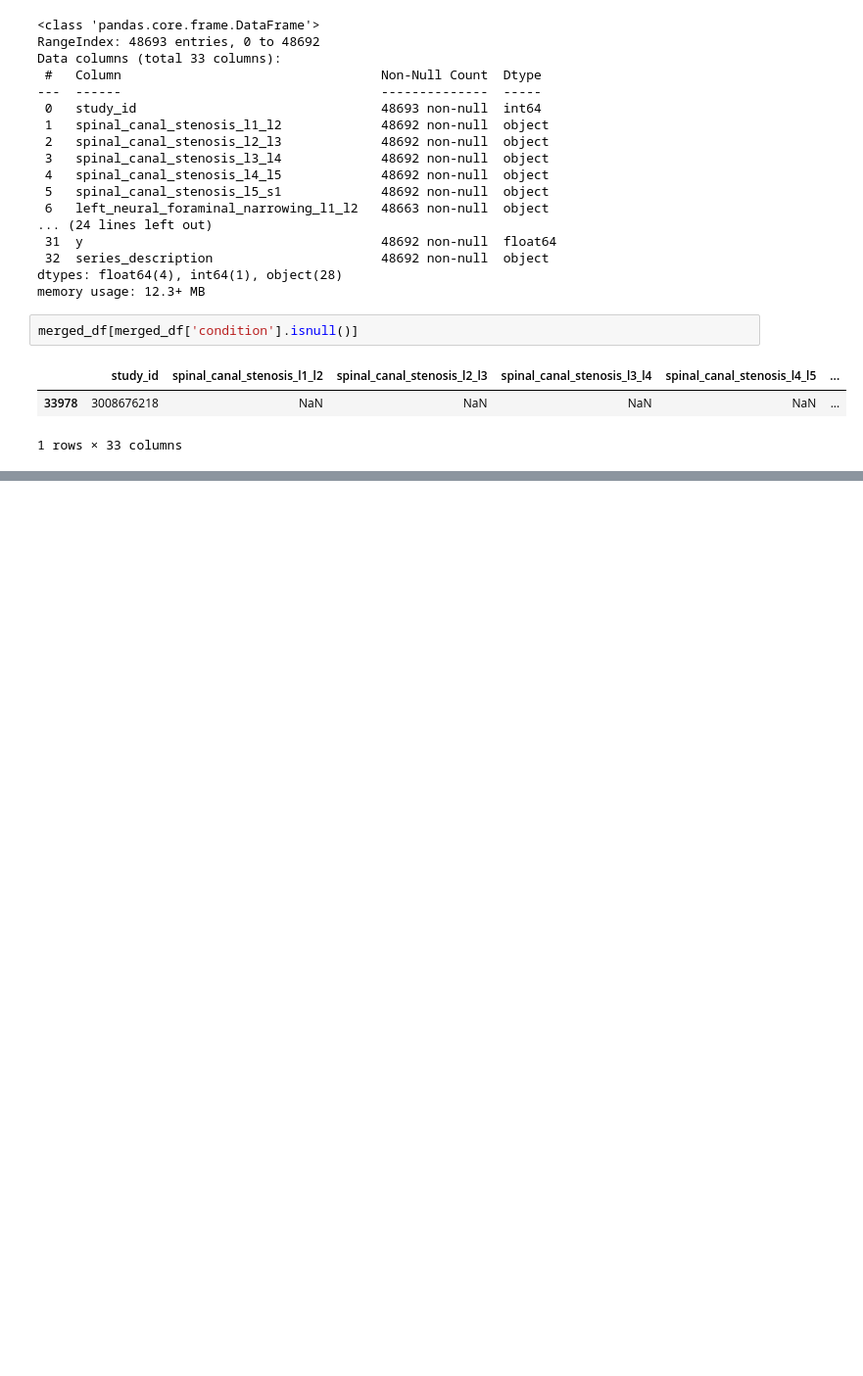
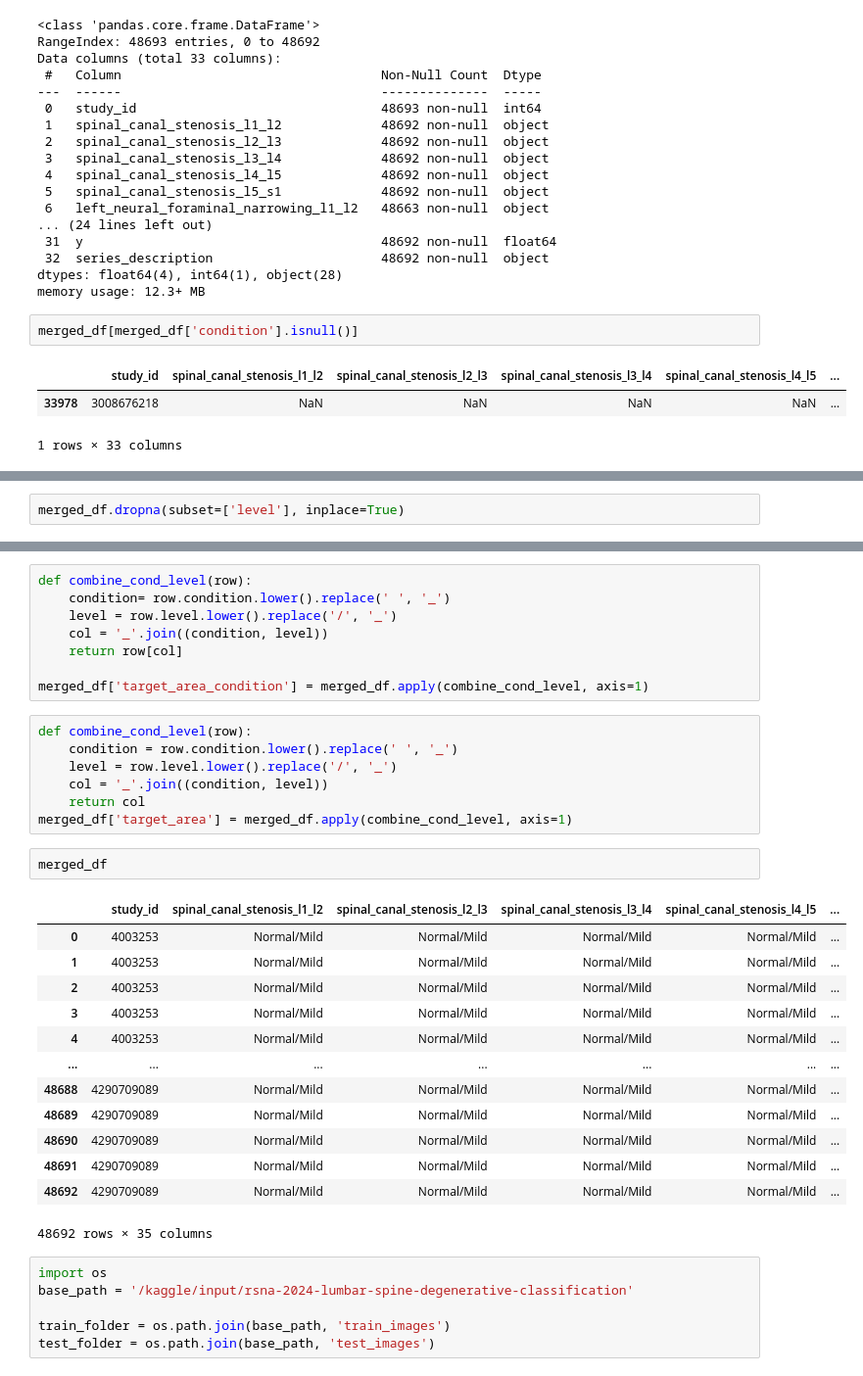
Before and after one commit to peteray-dev/lumbar-spine-degenerative_classification, a Jupyter notebook: spine-degenerative.ipynb, the cells around one changed output, grey strips where cells are left out. Shown: that part at 98% size. Drawn from its saved outputs; the diff is of its cells as text; blank space fills up the shorter version.

```diff
--- a/spine-degenerative.ipynb
+++ b/spine-degenerative.ipynb
@@ -212,0 +218,2 @@ memory usage: 6.6+ KB
+# %%
+merged_df.dropna(subset=['level'], inplace=True)
@@ -212,0 +260,37 @@ memory usage: 6.6+ KB
+# %%
+def combine_cond_level(row):
+    condition= row.condition.lower().replace(' ', '_')
+    level = row.level.lower().replace('/', '_')
+    col = '_'.join((condition, level))
+    return row[col]
+
+merged_df['target_area_condition'] = merged_df.apply(combine_cond_level, axis=1)
+# %%
+def combine_cond_level(row):
+    condition = row.condition.lower().replace(' ', '_')
+    level = row.level.lower().replace('/', '_')
+    col = '_'.join((condition, level))
+    return col
+merged_df['target_area'] = merged_df.apply(combine_cond_level, axis=1)
+# %%
+merged_df
+# %% [output]
+|  | study_id | spinal_canal_stenosis_l1_l2 | spinal_canal_stenosis_l2_l3 | spinal_canal_stenosis_l3_l4 | spinal_canal_stenosis_l4_l5 | ... |
+| 0 | 4003253 | Normal/Mild | Normal/Mild | Normal/Mild | Normal/Mild | ... |
+| 1 | 4003253 | Normal/Mild | Normal/Mild | Normal/Mild | Normal/Mild | ... |
+| 2 | 4003253 | Normal/Mild | Normal/Mild | Normal/Mild | Normal/Mild | ... |
+| 3 | 4003253 | Normal/Mild | Normal/Mild | Normal/Mild | Normal/Mild | ... |
+| 4 | 4003253 | Normal/Mild | Normal/Mild | Normal/Mild | Normal/Mild | ... |
+| ... | ... | ... | ... | ... | ... | ... |
+| 48688 | 4290709089 | Normal/Mild | Normal/Mild | Normal/Mild | Normal/Mild | ... |
+| 48689 | 4290709089 | Normal/Mild | Normal/Mild | Normal/Mild | Normal/Mild | ... |
+| 48690 | 4290709089 | Normal/Mild | Normal/Mild | Normal/Mild | Normal/Mild | ... |
+| 48691 | 4290709089 | Normal/Mild | Normal/Mild | Normal/Mild | Normal/Mild | ... |
+| 48692 | 4290709089 | Normal/Mild | Normal/Mild | Normal/Mild | Normal/Mild | ... |
+48692 rows × 35 columns
+# %%
+import os
+base_path = '/kaggle/input/rsna-2024-lumbar-spine-degenerative-classification'
+
+train_folder = os.path.join(base_path, 'train_images')
+test_folder = os.path.join(base_path, 'test_images')
```
Also changed, not shown: parts of 9 cells of this notebook.
